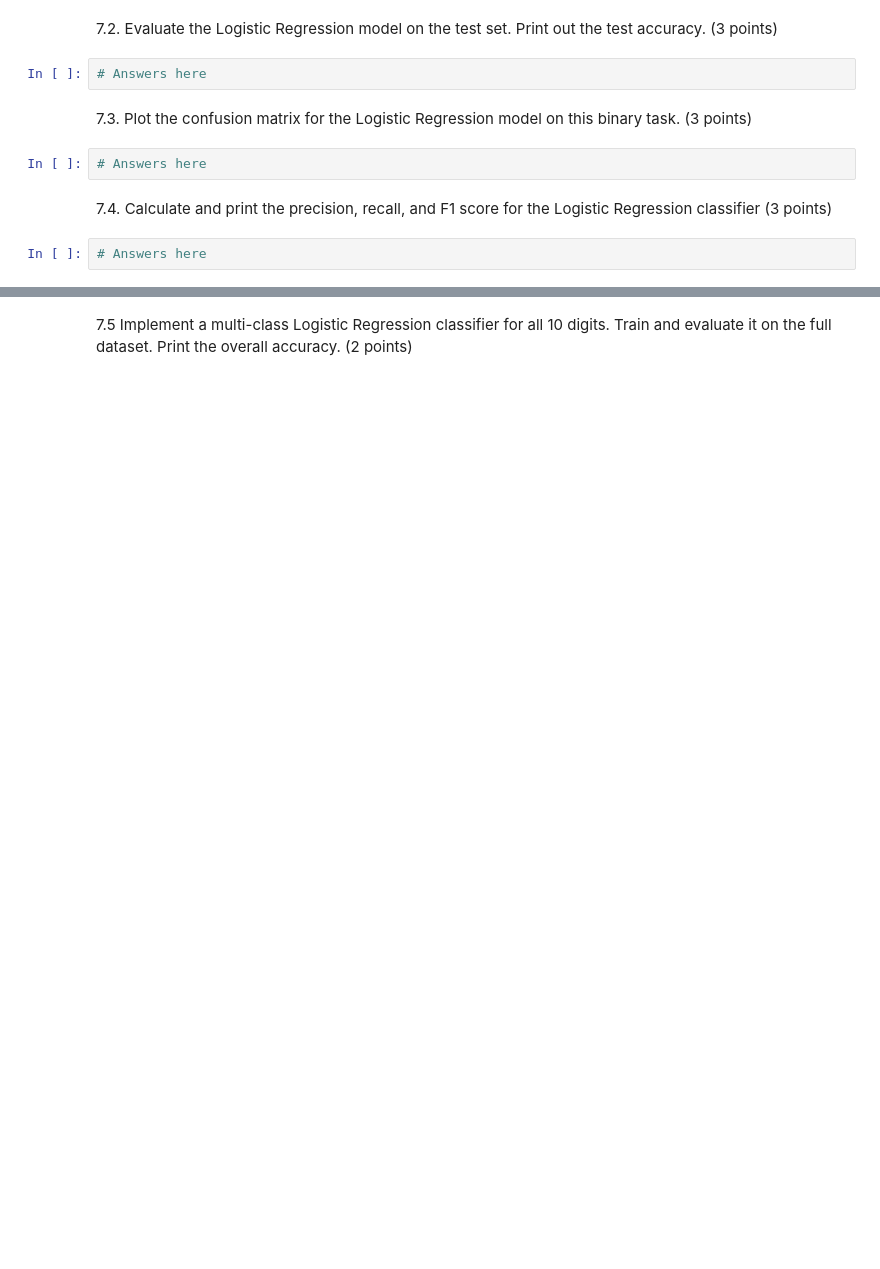
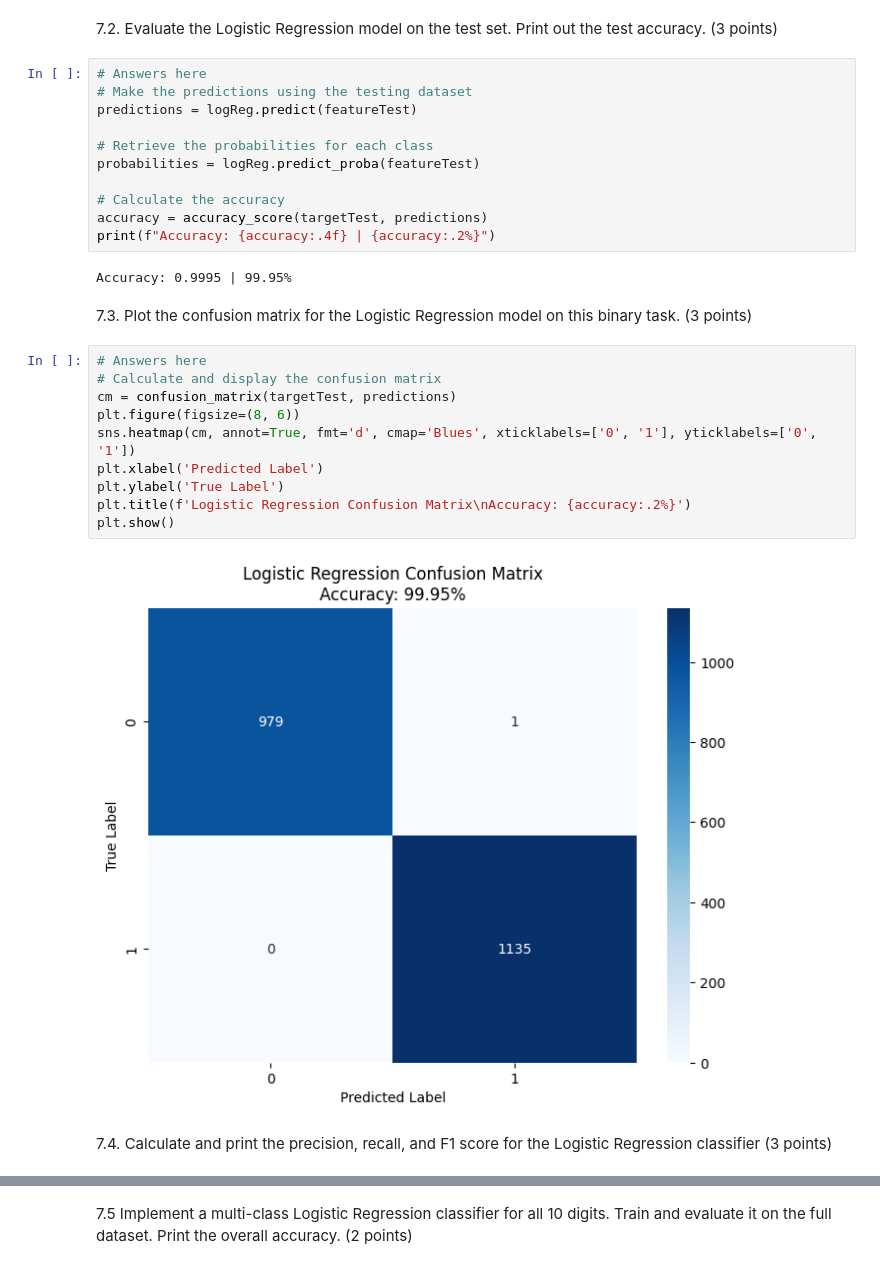
Before and after one commit to SpaceEnthusiast07/UNI, a Jupyter notebook: COM1011 - Machine Learning/Coursework/CW1/COM1011-750032575.ipynb, the cells around one changed output, grey strips where cells are left out. Saved outputs shown, nothing was run; the diff lists cells and outputs as text; blank space fills up the shorter version.

```diff
--- a/COM1011 - Machine Learning/Coursework/CW1/COM1011-750032575.ipynb
+++ b/COM1011 - Machine Learning/Coursework/CW1/COM1011-750032575.ipynb
@@ -966,12 +1009,31 @@ Now we will implement a Logistic Regression classifier for the same binary class
 # %% [markdown]
 7.2. 	Evaluate the Logistic Regression model on the test set. Print out the test accuracy. (3 points)
-# %%
-# Answers here
+# %%
+# Answers here
+# Make the predictions using the testing dataset
+predictions = logReg.predict(featureTest)
+
+# Retrieve the probabilities for each class
+probabilities = logReg.predict_proba(featureTest)
+
+# Calculate the accuracy
+accuracy = accuracy_score(targetTest, predictions)
+print(f"Accuracy: {accuracy:.4f} | {accuracy:.2%}")
+# %% [output]
+Accuracy: 0.9995 | 99.95%
 # %% [markdown]
 7.3. 	Plot the confusion matrix for the Logistic Regression model on this binary task. (3 points)
-# %%
-# Answers here
+# %%
+# Answers here
+# Calculate and display the confusion matrix
+cm = confusion_matrix(targetTest, predictions)
+plt.figure(figsize=(8, 6))
+sns.heatmap(cm, annot=True, fmt='d', cmap='Blues', xticklabels=['0', '1'], yticklabels=['0', '1'])
+plt.xlabel('Predicted Label')
+plt.ylabel('True Label')
+plt.title(f'Logistic Regression Confusion Matrix\nAccuracy: {accuracy:.2%}')
+plt.show()
+# %% [output]
+[figure, added]
 # %% [markdown]
 7.4. 	Calculate and print the precision, recall, and F1 score for the Logistic Regression classifier (3 points)
-# %%
-# Answers here
```
Also changed, not shown: parts of 7 cells of this notebook.
